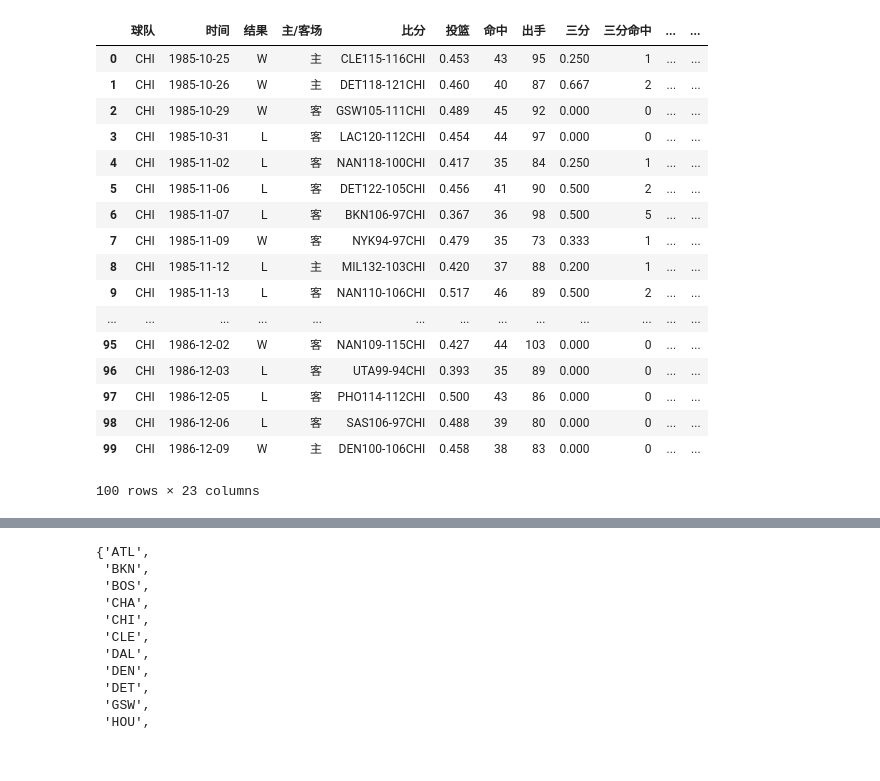
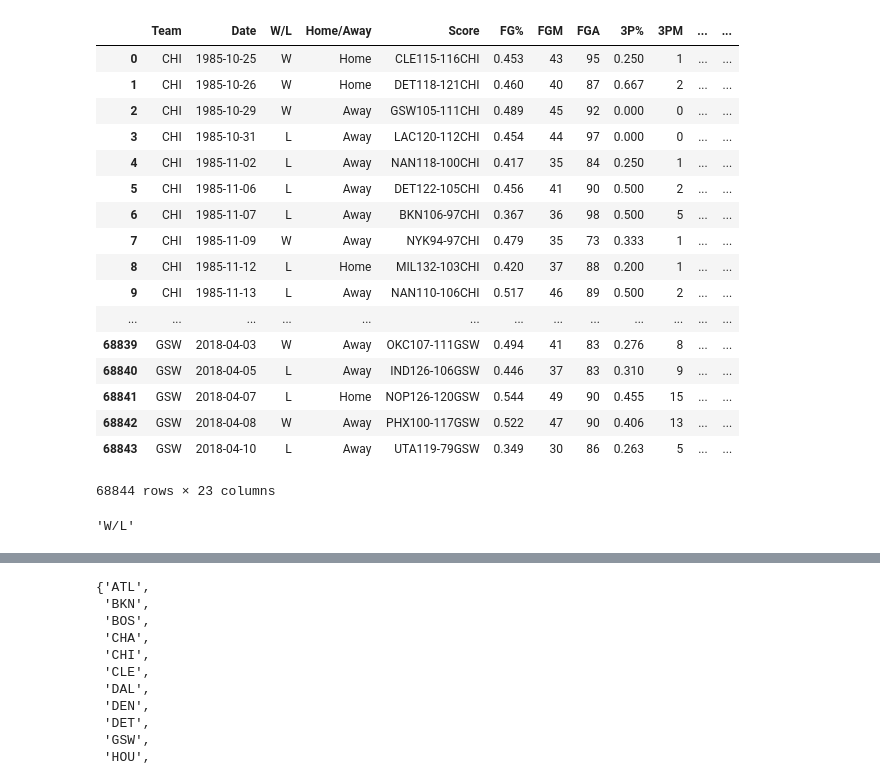
Before and after one commit to Coslate/DataMining_Final, a Jupyter notebook: NBA_Data_PreProcess_PlaySeason.ipynb, the cells around one changed output, grey strips where cells are left out. Drawn from its saved outputs; the diff is of its cells as text; code cells hidden in the pictures.

```diff
--- a/NBA_Data_PreProcess_PlaySeason.ipynb
+++ b/NBA_Data_PreProcess_PlaySeason.ipynb
@@ -1,34 +1,38 @@
 # %%
 import numpy as np
 import pandas as pd
 import matplotlib.pyplot as plt
 import pprint
 import time
 from sklearn.cluster import KMeans
 from pylab import rcParams
 %matplotlib inline
 
-team = pd.read_csv("./NBA/team_season.csv")
-team.head(100)
+team = pd.read_excel("./NBA_revised/team_season_all.xlsx")
+team
 # %% [output]
-|  | 球队 | 时间 | 结果 | 主/客场 | 比分 | 投篮 | 命中 | 出手 | 三分 | 三分命中 | ... | ... |
-| 0 | CHI | 1985-10-25 | W | 主 | CLE115-116CHI | 0.453 | 43 | 95 | 0.250 | 1 | ... | ... |
-| 1 | CHI | 1985-10-26 | W | 主 | DET118-121CHI | 0.460 | 40 | 87 | 0.667 | 2 | ... | ... |
-| 2 | CHI | 1985-10-29 | W | 客 | GSW105-111CHI | 0.489 | 45 | 92 | 0.000 | 0 | ... | ... |
-| 3 | CHI | 1985-10-31 | L | 客 | LAC120-112CHI | 0.454 | 44 | 97 | 0.000 | 0 | ... | ... |
-| 4 | CHI | 1985-11-02 | L | 客 | NAN118-100CHI | 0.417 | 35 | 84 | 0.250 | 1 | ... | ... |
-| 5 | CHI | 1985-11-06 | L | 客 | DET122-105CHI | 0.456 | 41 | 90 | 0.500 | 2 | ... | ... |
-| 6 | CHI | 1985-11-07 | L | 客 | BKN106-97CHI | 0.367 | 36 | 98 | 0.500 | 5 | ... | ... |
-| 7 | CHI | 1985-11-09 | W | 客 | NYK94-97CHI | 0.479 | 35 | 73 | 0.333 | 1 | ... | ... |
-| 8 | CHI | 1985-11-12 | L | 主 | MIL132-103CHI | 0.420 | 37 | 88 | 0.200 | 1 | ... | ... |
-| 9 | CHI | 1985-11-13 | L | 客 | NAN110-106CHI | 0.517 | 46 | 89 | 0.500 | 2 | ... | ... |
+|  | Team | Date | W/L | Home/Away | Score | FG% | FGM | FGA | 3P% | 3PM | ... | ... |
+| 0 | CHI | 1985-10-25 | W | Home | CLE115-116CHI | 0.453 | 43 | 95 | 0.250 | 1 | ... | ... |
+| 1 | CHI | 1985-10-26 | W | Home | DET118-121CHI | 0.460 | 40 | 87 | 0.667 | 2 | ... | ... |
+| 2 | CHI | 1985-10-29 | W | Away | GSW105-111CHI | 0.489 | 45 | 92 | 0.000 | 0 | ... | ... |
+| 3 | CHI | 1985-10-31 | L | Away | LAC120-112CHI | 0.454 | 44 | 97 | 0.000 | 0 | ... | ... |
+| 4 | CHI | 1985-11-02 | L | Away | NAN118-100CHI | 0.417 | 35 | 84 | 0.250 | 1 | ... | ... |
+| 5 | CHI | 1985-11-06 | L | Away | DET122-105CHI | 0.456 | 41 | 90 | 0.500 | 2 | ... | ... |
+| 6 | CHI | 1985-11-07 | L | Away | BKN106-97CHI | 0.367 | 36 | 98 | 0.500 | 5 | ... | ... |
+| 7 | CHI | 1985-11-09 | W | Away | NYK94-97CHI | 0.479 | 35 | 73 | 0.333 | 1 | ... | ... |
+| 8 | CHI | 1985-11-12 | L | Home | MIL132-103CHI | 0.420 | 37 | 88 | 0.200 | 1 | ... | ... |
+| 9 | CHI | 1985-11-13 | L | Away | NAN110-106CHI | 0.517 | 46 | 89 | 0.500 | 2 | ... | ... |
 | ... | ... | ... | ... | ... | ... | ... | ... | ... | ... | ... | ... | ... |
-| 95 | CHI | 1986-12-02 | W | 客 | NAN109-115CHI | 0.427 | 44 | 103 | 0.000 | 0 | ... | ... |
-| 96 | CHI | 1986-12-03 | L | 客 | UTA99-94CHI | 0.393 | 35 | 89 | 0.000 | 0 | ... | ... |
-| 97 | CHI | 1986-12-05 | L | 客 | PHO114-112CHI | 0.500 | 43 | 86 | 0.000 | 0 | ... | ... |
-| 98 | CHI | 1986-12-06 | L | 客 | SAS106-97CHI | 0.488 | 39 | 80 | 0.000 | 0 | ... | ... |
-| 99 | CHI | 1986-12-09 | W | 主 | DEN100-106CHI | 0.458 | 38 | 83 | 0.000 | 0 | ... | ... |
+| 68839 | GSW | 2018-04-03 | W | Away | OKC107-111GSW | 0.494 | 41 | 83 | 0.276 | 8 | ... | ... |
+| 68840 | GSW | 2018-04-05 | L | Away | IND126-106GSW | 0.446 | 37 | 83 | 0.310 | 9 | ... | ... |
+| 68841 | GSW | 2018-04-07 | L | Home | NOP126-120GSW | 0.544 | 49 | 90 | 0.455 | 15 | ... | ... |
+| 68842 | GSW | 2018-04-08 | W | Away | PHX100-117GSW | 0.522 | 47 | 90 | 0.406 | 13 | ... | ... |
+| 68843 | GSW | 2018-04-10 | L | Away | UTA119-79GSW | 0.349 | 30 | 86 | 0.263 | 5 | ... | ... |
-100 rows × 23 columns
+68844 rows × 23 columns
+# %%
+team.columns.values[2]
+# %% [output]
+'W/L'
 # %%
 team.describe()
 # %% [output]
```
Also changed, not shown: parts of 8 cells of this notebook, 1 other file.
